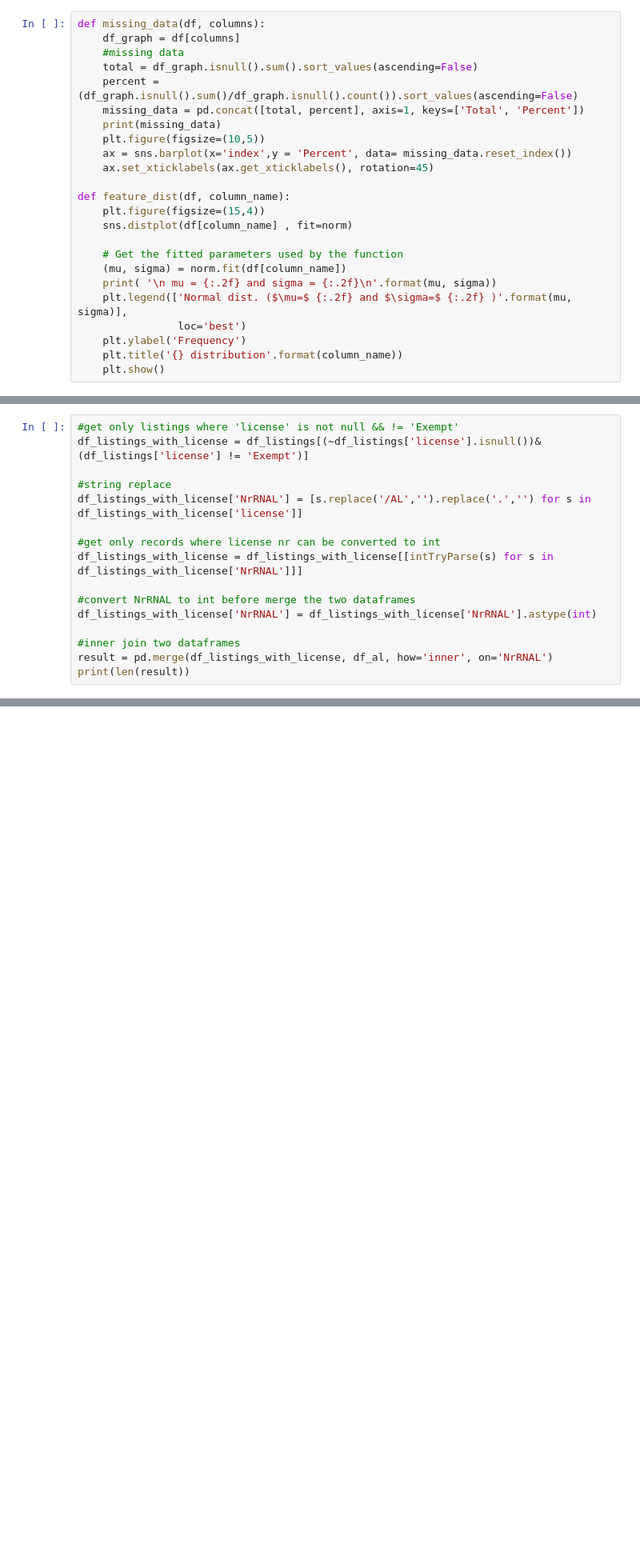
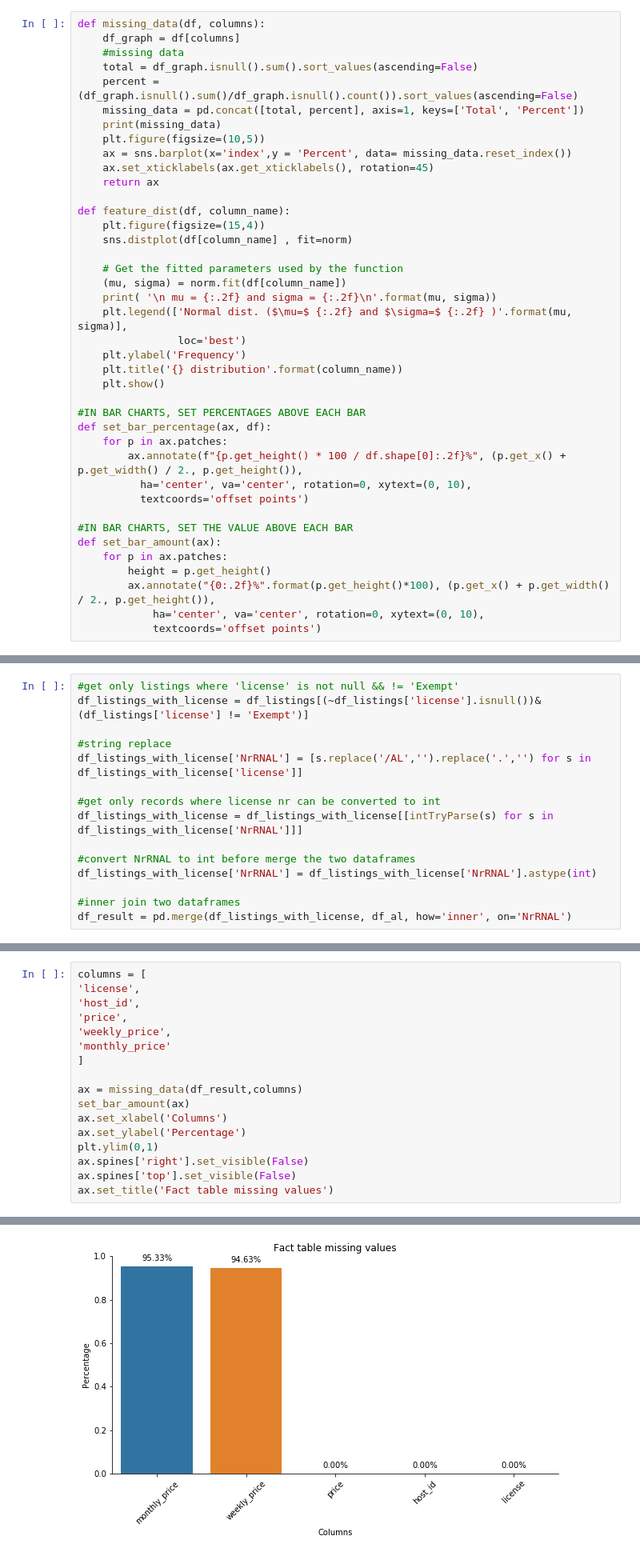
Before and after one commit to beatriz-lima/TPD-Airbnb-Data, a Jupyter notebook: eda.ipynb, the cells around one changed output, grey strips where cells are left out. Shown at 80% size. Cells and saved outputs as stored; diff of their text form; blank space fills up the shorter version.

```diff
--- a/eda.ipynb
+++ b/eda.ipynb
@@ -33,6 +35,7 @@ def missing_data(df, columns):
     plt.figure(figsize=(10,5))
     ax = sns.barplot(x='index',y = 'Percent', data= missing_data.reset_index())
     ax.set_xticklabels(ax.get_xticklabels(), rotation=45)
+    return ax
 
 def feature_dist(df, column_name):
     plt.figure(figsize=(15,4))
@@ -46,3 +49,18 @@ def feature_dist(df, column_name):
     plt.ylabel('Frequency')
     plt.title('{} distribution'.format(column_name))
     plt.show()
+
+#IN BAR CHARTS, SET PERCENTAGES ABOVE EACH BAR
+def set_bar_percentage(ax, df):
+    for p in ax.patches:
+        ax.annotate(f"{p.get_height() * 100 / df.shape[0]:.2f}%", (p.get_x() + p.get_width() / 2., p.get_height()),
+          ha='center', va='center', rotation=0, xytext=(0, 10),
+          textcoords='offset points')
+
+#IN BAR CHARTS, SET THE VALUE ABOVE EACH BAR
+def set_bar_amount(ax):
+    for p in ax.patches:
+        height = p.get_height()
+        ax.annotate("{0:.2f}%".format(p.get_height()*100), (p.get_x() + p.get_width() / 2., p.get_height()),
+            ha='center', va='center', rotation=0, xytext=(0, 10),
+            textcoords='offset points')
@@ -349,8 +354,7 @@ df_listings_with_license = df_listings_with_license[[intTryParse(s) for s in df_
 df_listings_with_license['NrRNAL'] = df_listings_with_license['NrRNAL'].astype(int)
 
 #inner join two dataframes
-result = pd.merge(df_listings_with_license, df_al, how='inner', on='NrRNAL')
-print(len(result))
+df_result = pd.merge(df_listings_with_license, df_al, how='inner', on='NrRNAL')
 # %% [output]
 A value is trying to be set on a copy of a slice from a DataFrame.
 Try using .loc[row_indexer,col_indexer] = value instead
@@ -360,0 +390,18 @@ See the caveats in the documentation: http://pandas.pydata.org/pandas-docs/stabl
+# %%
+columns = [
+'license',
+'host_id',
+'price',
+'weekly_price',
+'monthly_price'
+]
+
+ax = missing_data(df_result,columns)
+set_bar_amount(ax)
+ax.set_xlabel('Columns')
+ax.set_ylabel('Percentage')
+plt.ylim(0,1)
+ax.spines['right'].set_visible(False)
+ax.spines['top'].set_visible(False)
+ax.set_title('Fact table missing values')
+# %% [output]
@@ -360,0 +415 @@ See the caveats in the documentation: http://pandas.pydata.org/pandas-docs/stabl
+[figure, added]
```
Also changed, not shown: parts of 27 cells of this notebook.
